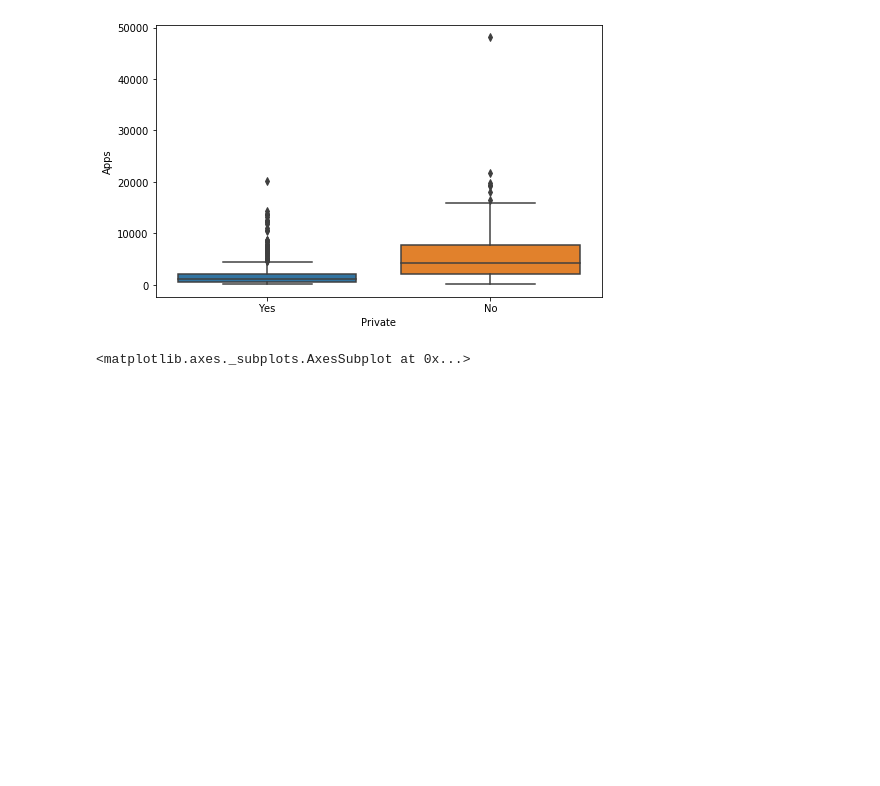
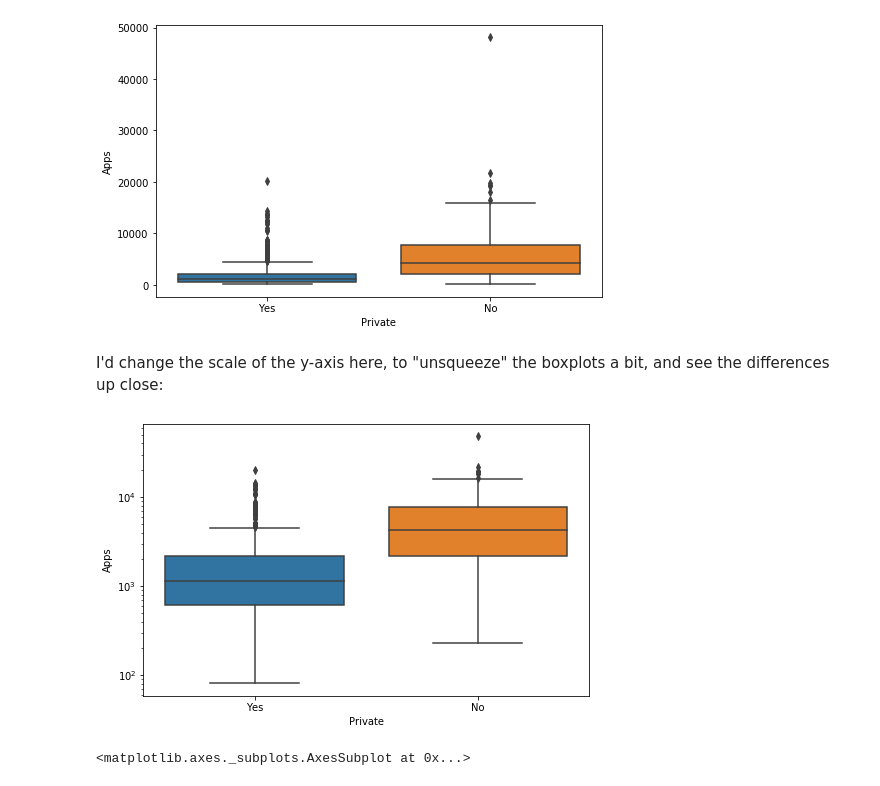
Before and after one commit to JanuszPXYZ/ISLR-Python, a Jupyter notebook: Chapter 2 - Statistical Learning - Applied Exercises.ipynb, the cells around one changed output. Cells and saved outputs as stored; diff of their text form; code cells hidden in the pictures; blank space fills up the shorter version.

```diff
--- a/Chapter 2 - Statistical Learning - Applied Exercises.ipynb
+++ b/Chapter 2 - Statistical Learning - Applied Exercises.ipynb
@@ -117,6 +122,14 @@ sns.boxplot(college['Private'], college['Apps'])
 # %% [output]
 <matplotlib.axes._subplots.AxesSubplot at 0x...>
 [figure]
+# %% [markdown]
+I'd change the scale of the y-axis here, to "unsqueeze" the boxplots a bit, and see the differences up close:
+# %%
+plt.figure(figsize=(8,5))
+sns.boxplot(college['Private'], college['Apps'])
+plt.yscale('log')
+# %% [output]
+[figure, added]
 # %%
 plt.figure(figsize=(8,5))
 sns.boxplot(college['Private'], college['Accept'])
```
Also changed, not shown: parts of 27 cells of this notebook.
